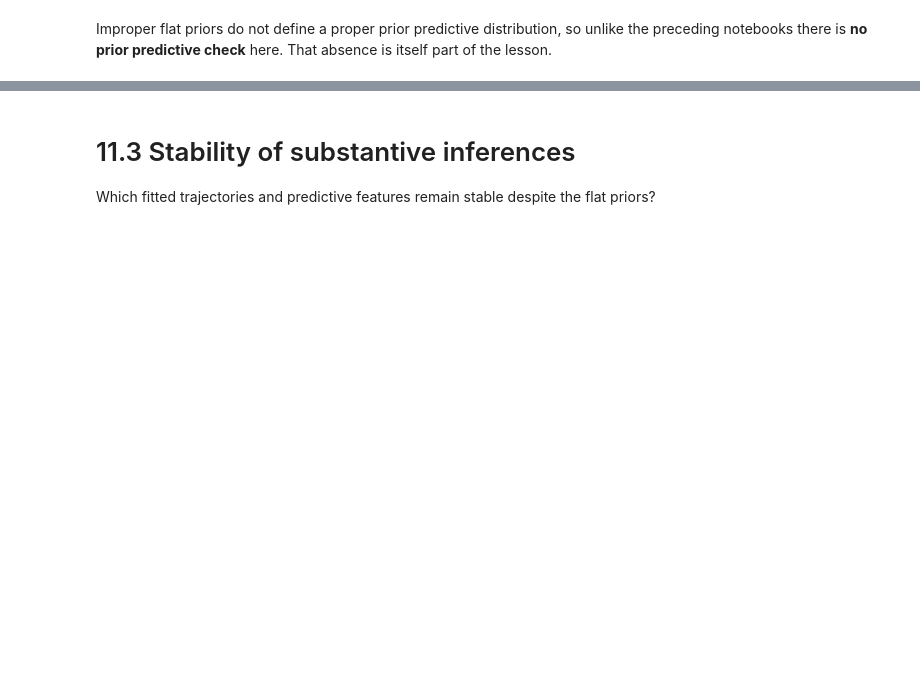
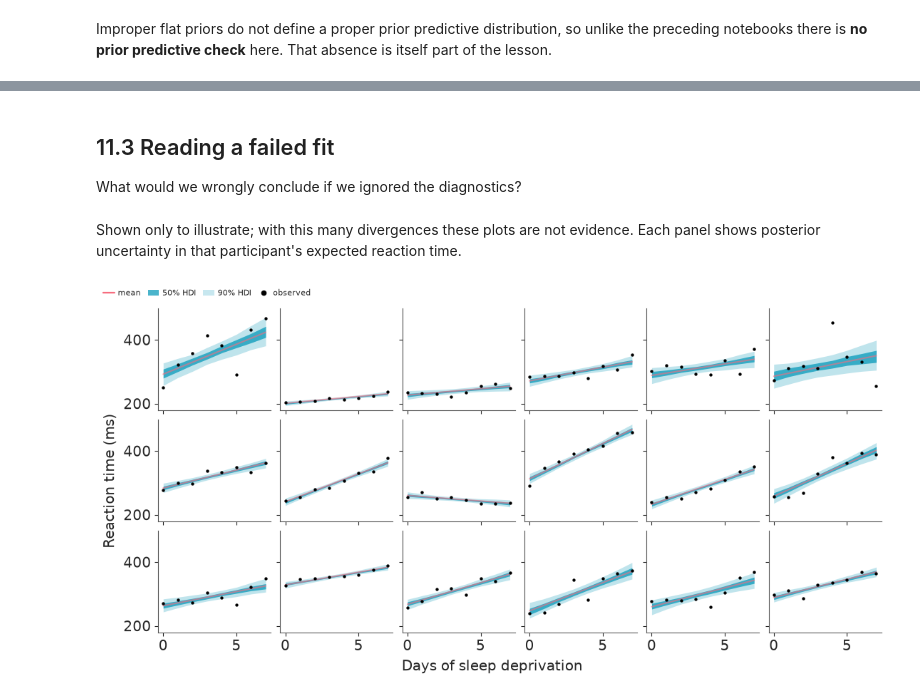
Before and after one commit to opherdonchin/BayesShortCourse, a Jupyter notebook: sleep/solved/11_exgaussian_flat_priors.ipynb, the cells around one changed output, grey strips where cells are left out. Drawn from its saved outputs; the diff is of its cells as text; code cells hidden in the pictures; blank space fills up the shorter version.

```diff
--- a/sleep/solved/11_exgaussian_flat_priors.ipynb
+++ b/sleep/solved/11_exgaussian_flat_priors.ipynb
@@ -55 +141,4 @@ sleep.head()
+# %%
+participants = sorted(sleep["Subject"].unique(), key=int)
+participant_idx = sleep["Subject"].map({p: i for i, p in enumerate(participants)}).to_numpy()
 # %% [markdown]
@@ -61,25 +149,0 @@ The book removes most default priors while retaining hierarchical priors for var
-# %%
-formula = bmb.Formula(
-    "Reaction ~ Days + (1 + Days | Subject)",
-    "sigma ~ 1 + (1 | Subject)",
-    "nu ~ 1",
-)
-
-priors = {
-    "mu": {
-        "Intercept": bmb.Prior("Flat"),
-        "Days": bmb.Prior("Flat"),
-    },
-    "sigma": {
-        "Intercept": bmb.Prior("Flat"),
-    },
-    "nu": {
-        "Intercept": bmb.Prior("Flat"),
-    },
-}
-
-model = bmb.Model(
-    formula, sleep, family="exgaussian", priors=priors, categorical="Subject",
-    center_predictors=False,
-)
-model
@@ -90,5 +222,10 @@ Improper flat priors do not define a proper prior predictive distribution, so un
 
 Can this flexible hierarchical ex-Gaussian model still be sampled reliably with improper flat priors?
 # %%
-idata = model.fit(draws=1000, tune=2500, chains=4, target_accept=0.97, random_seed=RANDOM_SEED)
+with model:
+    idata = pm.sample(
+        draws=1000, tune=2500, chains=4, target_accept=0.97, random_seed=RANDOM_SEED
+    )
+
 print("Divergences:", int(idata["sample_stats"]["diverging"].sum().item()))
+azs.summary(idata, var_names=["intercept", "slope", "participant_intercept_sd", "participant_slope_sd", "sigma_intercept", "participant_sigma_sd", "nu_intercept"], ci_prob=0.90, ci_kind="hdi", round_to=2)
@@ -97,4 +253,0 @@ azs.summary(idata, ci_prob=0.90, ci_kind="hdi", round_to=2)
-# %% [markdown]
-# 11.3 Stability of substantive inferences
-
-Which fitted trajectories and predictive features remain stable despite the flat priors?
@@ -119,0 +254,11 @@ bmb.interpret.plot_predictions(
+# %% [markdown]
+## 11.3 Reading a failed fit
+
+What would we wrongly conclude if we ignored the diagnostics?
+# %% [markdown]
+Shown only to illustrate; with this many divergences these plots are not evidence. Each panel shows posterior uncertainty in that participant's expected reaction time.
+# %%
+plot_participants(idata, "posterior", "mean_rt")
+plt.show()
+# %% [output]
+[figure, added]
```
Also changed, not shown: parts of 19 cells of this notebook.
